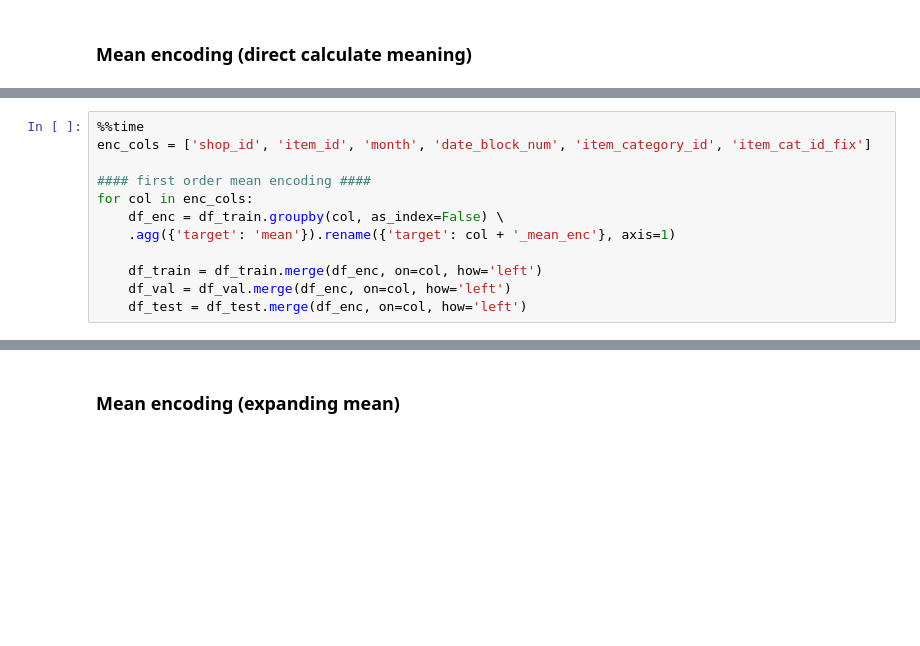
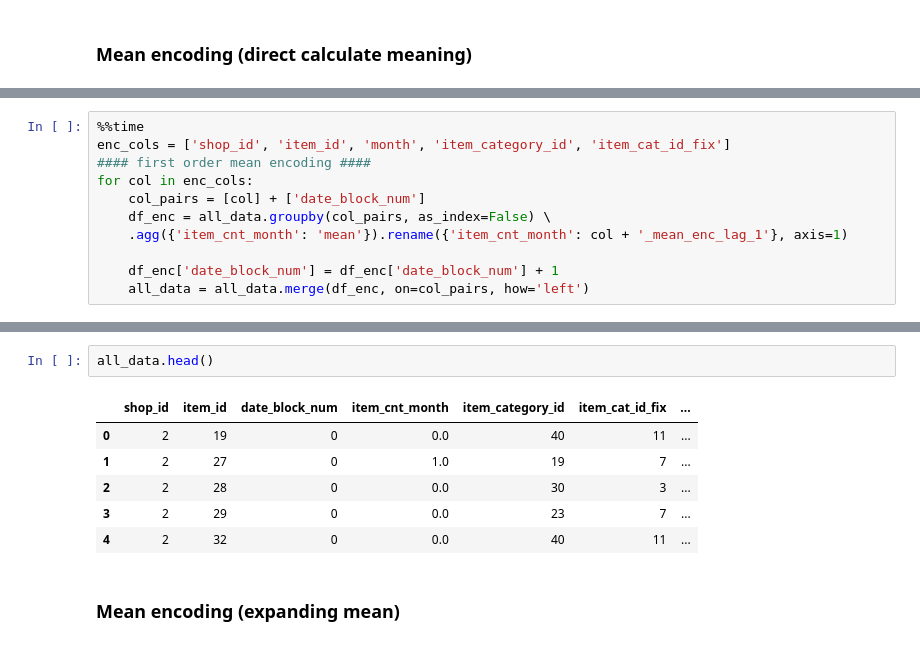
Before and after one commit to FluffyFu/coursera_win_ds_competition, a Jupyter notebook: final_project/code/Lagged_feature.ipynb, the cells around one changed output, grey strips where cells are left out. Drawn from its saved outputs; the diff is of its cells as text; blank space fills up the shorter version.

```diff
--- a/final_project/code/Lagged_feature.ipynb
+++ b/final_project/code/Lagged_feature.ipynb
@@ -356,13 +394,12 @@ df_test = pd.merge(test, train_lk[train_lk.date_block_num == 33], how='left', on
 # %%
 %%time
-enc_cols = ['shop_id', 'item_id', 'month', 'date_block_num', 'item_category_id', 'item_cat_id_fix']
-
+enc_cols = ['shop_id', 'item_id', 'month', 'item_category_id', 'item_cat_id_fix']
 #### first order mean encoding ####
 for col in enc_cols:
-    df_enc = df_train.groupby(col, as_index=False) \
-    .agg({'target': 'mean'}).rename({'target': col + '_mean_enc'}, axis=1)
+    col_pairs = [col] + ['date_block_num']
+    df_enc = all_data.groupby(col_pairs, as_index=False) \
+    .agg({'item_cnt_month': 'mean'}).rename({'item_cnt_month': col + '_mean_enc_lag_1'}, axis=1)
 
-    df_train = df_train.merge(df_enc, on=col, how='left')
-    df_val = df_val.merge(df_enc, on=col, how='left')
-    df_test = df_test.merge(df_enc, on=col, how='left')
+    df_enc['date_block_num'] = df_enc['date_block_num'] + 1
+    all_data = all_data.merge(df_enc, on=col_pairs, how='left')
 # %% [output]
@@ -371,3 +408,12 @@ Wall time: 21.9 s
+# %%
+all_data.head()
+# %% [output]
+|  | shop_id | item_id | date_block_num | item_cnt_month | item_category_id | item_cat_id_fix | ... |
+| 0 | 2 | 19 | 0 | 0.0 | 40 | 11 | ... |
+| 1 | 2 | 27 | 0 | 1.0 | 19 | 7 | ... |
+| 2 | 2 | 28 | 0 | 0.0 | 30 | 3 | ... |
+| 3 | 2 | 29 | 0 | 0.0 | 23 | 7 | ... |
+| 4 | 2 | 32 | 0 | 0.0 | 40 | 11 | ... |
 # %% [markdown]
 ### Mean encoding (expanding mean)
 # %%
```
Also changed, not shown: parts of 40 cells of this notebook, 9 other files.
